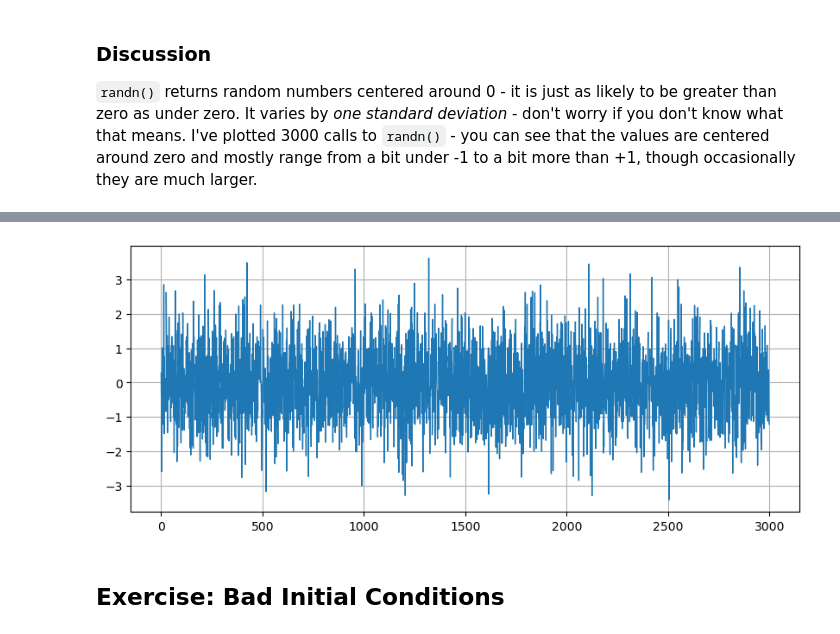
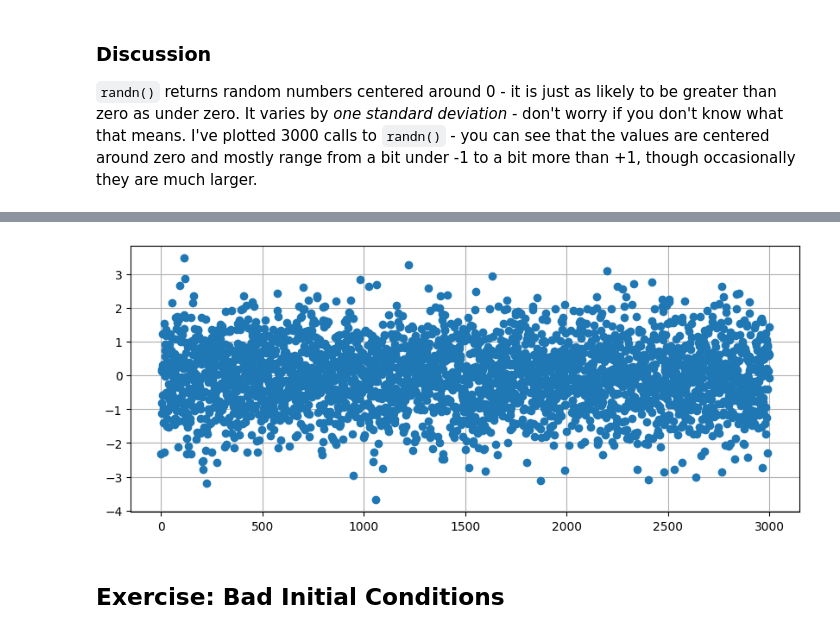
Before and after one commit to con169/Kalman-and-Bayesian-Filters-in-Python, a Jupyter notebook: 01-g-h-filter.ipynb, the cells around one changed output, grey strips where cells are left out. Cells and saved outputs as stored; diff of their text form; code cells hidden in the pictures.

```diff
--- a/01-g-h-filter.ipynb
+++ b/01-g-h-filter.ipynb
@@ -603,7 +685,7 @@ plot_g_h_results(measurements, data)
 # %%
-plt.plot([randn() for _ in range(3000)], lw=1);
+plt.scatter(np.arange(3000),[randn() for _ in range(3000)], lw=1);
 # %% [output]
-[figure, old version]
+[figure, new version]
 # %% [markdown]
 ## Exercise: Bad Initial Conditions
 # %% [markdown]
```
Also changed, not shown: parts of 33 cells of this notebook.
